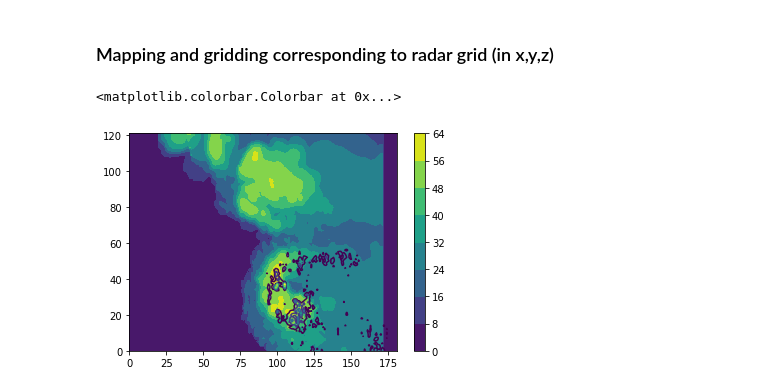
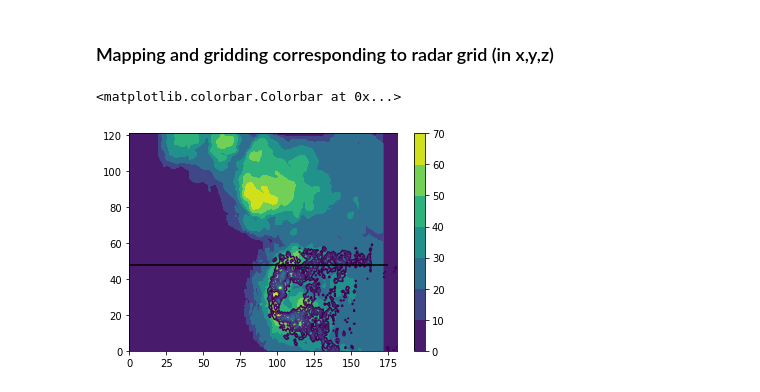
Before and after one commit to vbalderdash/varout_data, a Jupyter notebook: readout.ipynb, the cells around one changed output. Drawn from its saved outputs; the diff is of its cells as text; code cells hidden in the pictures.

```diff
--- a/readout.ipynb
+++ b/readout.ipynb
@@ -15,7 +15,8 @@ geo   = GeographicSystem()
 # %% [markdown]
 ## Read in radar analysis
 # %%
-filename = 'sr12noxp_tdvar_2354_var.out'
+# filename = 'sr12noxp_tdvar_2354_var.out'
+filename = '/localdata/wind_analysis/sr12noxp_tdvar_2357_var.out'
 
 dataf       = rf.outfile(filename)
 r,u,v,w     = dataf.read_data() # These are in z,y,x
@@ -33,14 +34,14 @@ rz = rz.reshape(np.shape(w))
 
 #### Analysis is at the time listed, every 3 min, so pulling source points for the following 3 minutes
 # %%
-lma_file = 'LYLOUT_{0}0.exported.dat'.format(dataf.time[:3])
-# lma_file = '/home/vanna.chmielewski/analyzedlightning/notgz/LYLOUT_{0}0.exported.dat'.format(dataf.time[:3])
+# lma_file = 'LYLOUT_{0}0.exported.dat'.format(dataf.time[:3])
+lma_file = '/home/vanna.chmielewski/analyzedlightning/notgz/LYLOUT_{0}0.exported.dat'.format(dataf.time[:3])
 lmad = ls.lmafile(lma_file).readfile()
 
 if int(dataf.time[3]) > 7:
     sfi = datetime.datetime(2012,5,29,int(dataf.time[:2]),int(dataf.time[2:])) + datetime.timedelta(minutes=10)
     lma_file2 = '/home/vanna.chmielewski/analyzedlightning/notgz/LYLOUT_{0}0.exported.dat'.format(sfi.strftime('%H%M')[:3])
-    lmad2 = rf.lmafile(lma_file).readfile()
+    lmad2 = ls.lmafile(lma_file2).readfile()
     lmad = pd.concat((lmad,lmad2))
 # %% [markdown]
 #### Setting limits for selection from the following 3 min and setting station minimum and chi squared maximum
@@ -76,11 +77,12 @@ all_counts = np.histogramdd(np.array([nxs,nys,nzs]).T,bins=abins)[0]
 p_counts   = np.histogramdd(np.array([nxs[poss],nys[poss],nzs[poss]]).T,bins=abins)[0]
 n_counts   = np.histogramdd(np.array([nxs[negs],nys[negs],nzs[negs]]).T,bins=abins)[0]
 # %%
-# plt.contourf(r[:,50,:])
-# plt.contourf(all_counts[:,:,17].T)
-plt.contour(np.sum(all_counts,axis=2).T)
+gridcell = 48
+
+plt.contour(np.sum(all_counts,axis=2).T,20)
 plt.contourf(r[20])
+plt.hlines(gridcell,0,175)
 plt.colorbar()
 # %% [output]
 <matplotlib.colorbar.Colorbar at 0x...>
-[figure, old version]
+[figure, new version]
```
Also changed, not shown: parts of 7 cells of this notebook.
